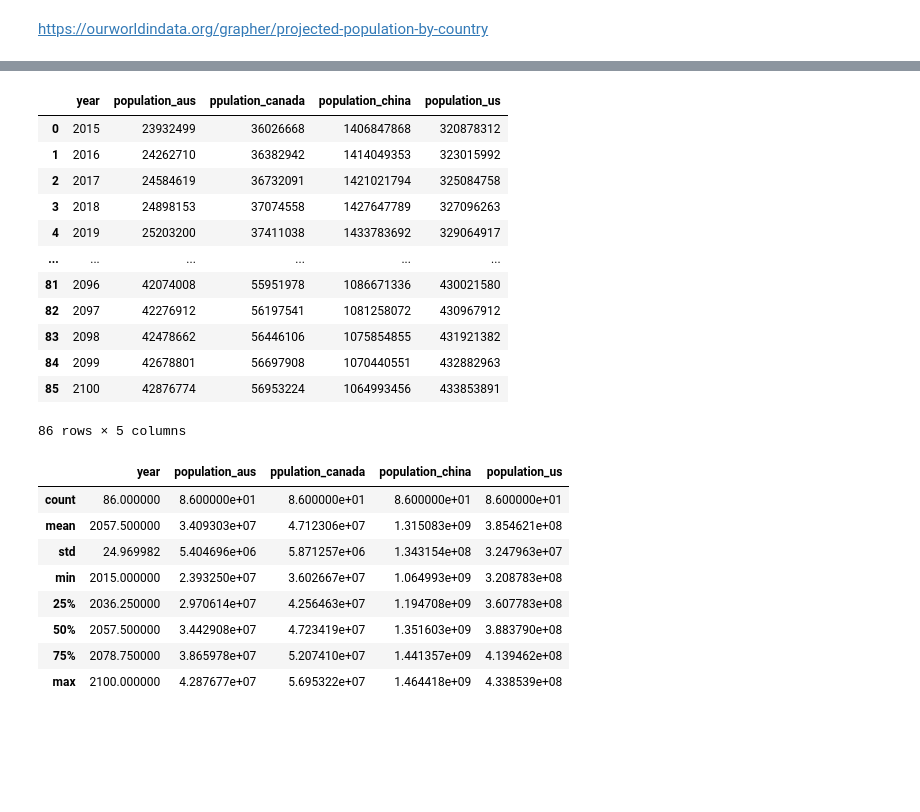
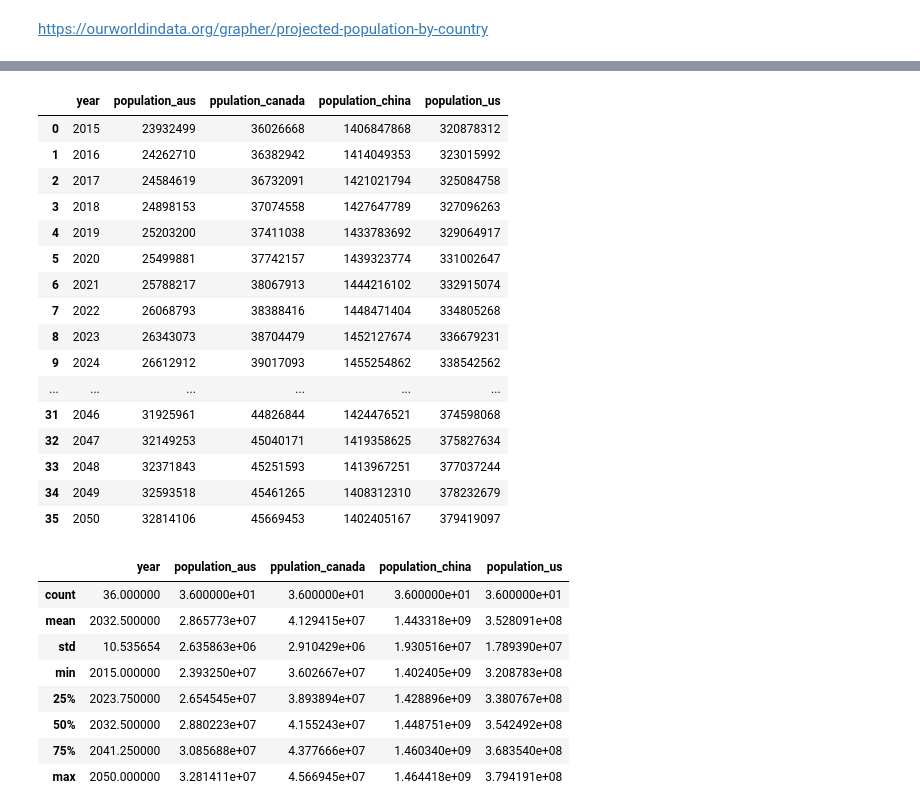
Before and after one commit to guillaumebdf/QM, a Jupyter notebook: parts2_and_3.ipynb, the cells around one changed output, grey strips where cells are left out. Saved outputs shown, nothing was run; the diff lists cells and outputs as text; code cells hidden in the pictures; blank space fills up the shorter version.

```diff
--- a/parts2_and_3.ipynb
+++ b/parts2_and_3.ipynb
@@ -174,32 +191,36 @@ popdf.describe()
 # %%
-popdf2 = pd.read_csv("country_populations.csv")
+popdf2 = pd.read_csv("country_populations_v2.csv")
 popdf2
 # %% [output]
 |  | year | population_aus | ppulation_canada | population_china | population_us |
 | 0 | 2015 | 23932499 | 36026668 | 1406847868 | 320878312 |
 | 1 | 2016 | 24262710 | 36382942 | 1414049353 | 323015992 |
 | 2 | 2017 | 24584619 | 36732091 | 1421021794 | 325084758 |
 | 3 | 2018 | 24898153 | 37074558 | 1427647789 | 327096263 |
 | 4 | 2019 | 25203200 | 37411038 | 1433783692 | 329064917 |
+| 5 | 2020 | 25499881 | 37742157 | 1439323774 | 331002647 |
+| 6 | 2021 | 25788217 | 38067913 | 1444216102 | 332915074 |
+| 7 | 2022 | 26068793 | 38388416 | 1448471404 | 334805268 |
+| 8 | 2023 | 26343073 | 38704479 | 1452127674 | 336679231 |
+| 9 | 2024 | 26612912 | 39017093 | 1455254862 | 338542562 |
 | ... | ... | ... | ... | ... | ... |
-| 81 | 2096 | 42074008 | 55951978 | 1086671336 | 430021580 |
-| 82 | 2097 | 42276912 | 56197541 | 1081258072 | 430967912 |
-| 83 | 2098 | 42478662 | 56446106 | 1075854855 | 431921382 |
-| 84 | 2099 | 42678801 | 56697908 | 1070440551 | 432882963 |
-| 85 | 2100 | 42876774 | 56953224 | 1064993456 | 433853891 |
+| 31 | 2046 | 31925961 | 44826844 | 1424476521 | 374598068 |
+| 32 | 2047 | 32149253 | 45040171 | 1419358625 | 375827634 |
+| 33 | 2048 | 32371843 | 45251593 | 1413967251 | 377037244 |
+| 34 | 2049 | 32593518 | 45461265 | 1408312310 | 378232679 |
+| 35 | 2050 | 32814106 | 45669453 | 1402405167 | 379419097 |
-86 rows × 5 columns
 # %%
 popdf2.describe()
 # %% [output]
 |  | year | population_aus | ppulation_canada | population_china | population_us |
-| count | 86.000000 | 8.600000e+01 | 8.600000e+01 | 8.600000e+01 | 8.600000e+01 |
-| mean | 2057.500000 | 3.409303e+07 | 4.712306e+07 | 1.315083e+09 | 3.854621e+08 |
-| std | 24.969982 | 5.404696e+06 | 5.871257e+06 | 1.343154e+08 | 3.247963e+07 |
-| min | 2015.000000 | 2.393250e+07 | 3.602667e+07 | 1.064993e+09 | 3.208783e+08 |
-| 25% | 2036.250000 | 2.970614e+07 | 4.256463e+07 | 1.194708e+09 | 3.607783e+08 |
-| 50% | 2057.500000 | 3.442908e+07 | 4.723419e+07 | 1.351603e+09 | 3.883790e+08 |
-| 75% | 2078.750000 | 3.865978e+07 | 5.207410e+07 | 1.441357e+09 | 4.139462e+08 |
-| max | 2100.000000 | 4.287677e+07 | 5.695322e+07 | 1.464418e+09 | 4.338539e+08 |
+| count | 36.000000 | 3.600000e+01 | 3.600000e+01 | 3.600000e+01 | 3.600000e+01 |
+| mean | 2032.500000 | 2.865773e+07 | 4.129415e+07 | 1.443318e+09 | 3.528091e+08 |
+| std | 10.535654 | 2.635863e+06 | 2.910429e+06 | 1.930516e+07 | 1.789390e+07 |
+| min | 2015.000000 | 2.393250e+07 | 3.602667e+07 | 1.402405e+09 | 3.208783e+08 |
+| 25% | 2023.750000 | 2.654545e+07 | 3.893894e+07 | 1.428896e+09 | 3.380767e+08 |
+| 50% | 2032.500000 | 2.880223e+07 | 4.155243e+07 | 1.448751e+09 | 3.542492e+08 |
+| 75% | 2041.250000 | 3.085688e+07 | 4.377666e+07 | 1.460340e+09 | 3.683540e+08 |
+| max | 2050.000000 | 3.281411e+07 | 4.566945e+07 | 1.464418e+09 | 3.794191e+08 |
 # %%
 meat_projections = average_emissions_meat_pc * popdf.population_world
 vegan_projections = average_emissions_vegan_pc * popdf.population_world
```
Also changed, not shown: parts of 22 cells of this notebook.
